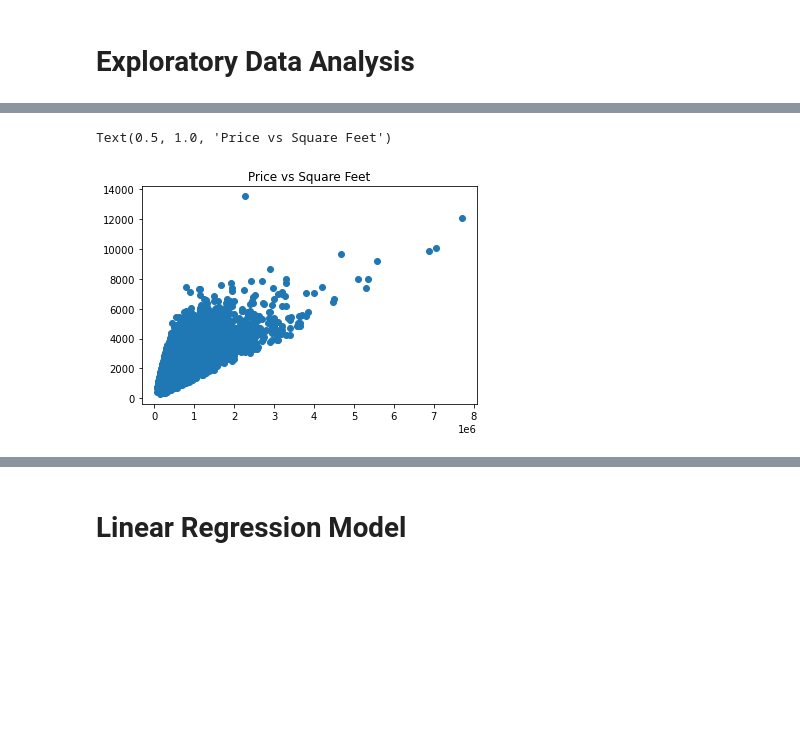
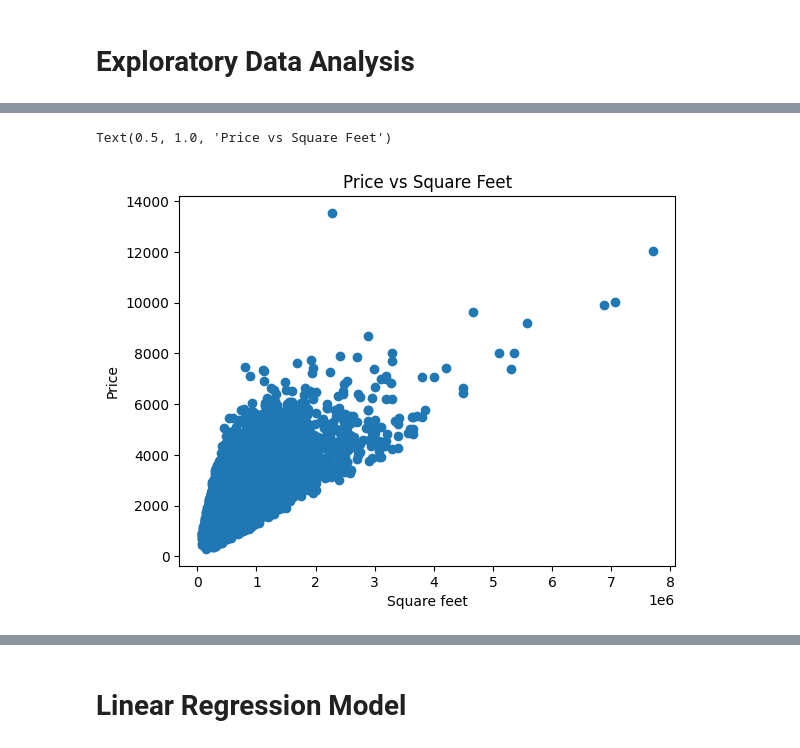
Before and after one commit to Shrikrishna911/House-Price-Prediction, a Jupyter notebook: House_price_prediction.ipynb, the cells around one changed output, grey strips where cells are left out. Drawn from its saved outputs; the diff is of its cells as text; code cells hidden in the pictures; blank space fills up the shorter version.

```diff
--- a/House_price_prediction.ipynb
+++ b/House_price_prediction.ipynb
@@ -63,9 +65,11 @@ sns.despine
 # %%
 plt.scatter(data.price,data.sqft_living)
+plt.ylabel("Price")
+plt.xlabel('Square feet')
 plt.title("Price vs Square Feet")
 # %% [output]
 Text(0.5, 1.0, 'Price vs Square Feet')
-[figure, old version]
+[figure, new version]
 # %%
 plt.scatter(data.price,data.lat)
 plt.xlabel("Price")
```
Also changed, not shown: parts of 17 cells of this notebook.
